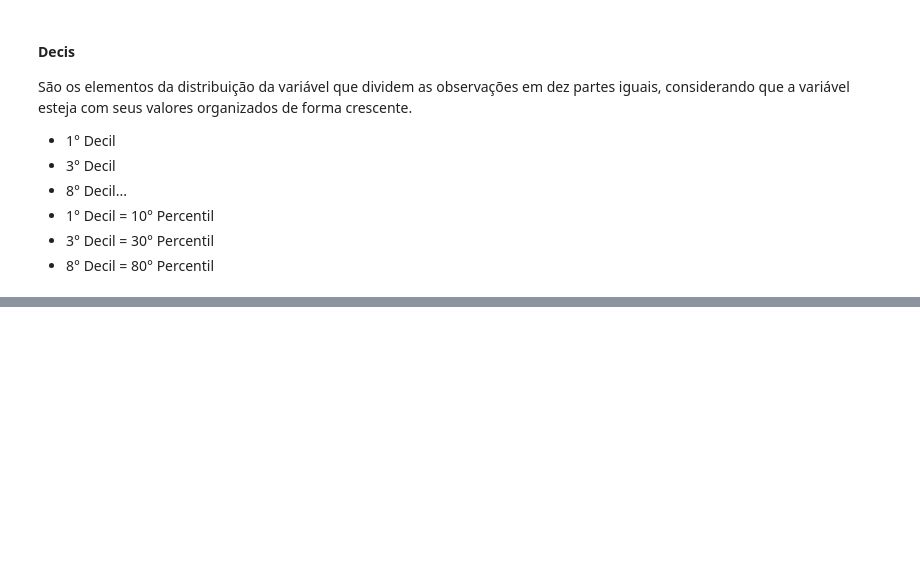
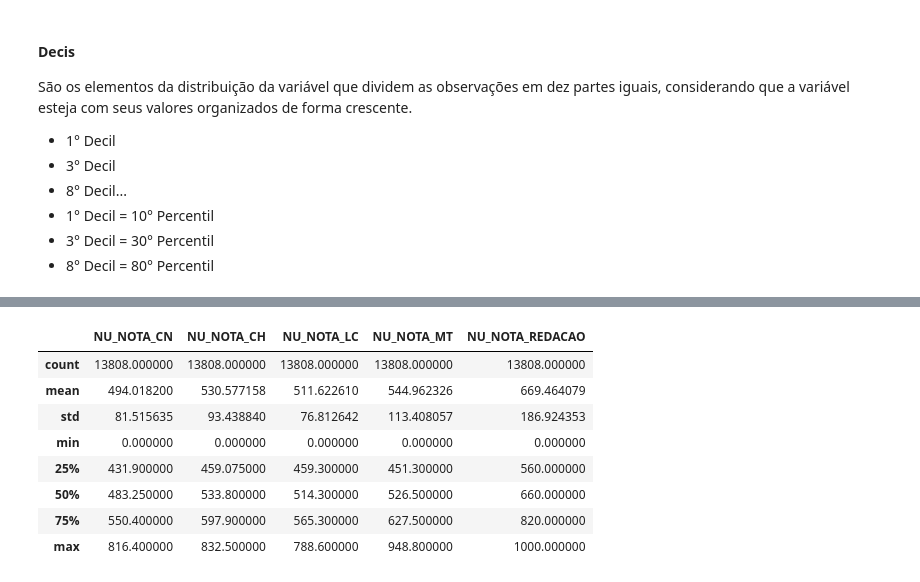
Before and after one commit to romulovieira777/Analise_Exploratoria_de_Dados_com_Python, a Jupyter notebook: Modulo_03_Medidas_Estatisticas/03_Analise_Exploratoria_de_Dados.ipynb, the cells around one changed output, grey strips where cells are left out. Saved outputs shown, nothing was run; the diff lists cells and outputs as text; code cells hidden in the pictures; blank space fills up the shorter version.

```diff
--- a/Modulo_03_Medidas_Estatisticas/03_Analise_Exploratoria_de_Dados.ipynb
+++ b/Modulo_03_Medidas_Estatisticas/03_Analise_Exploratoria_de_Dados.ipynb
@@ -1929,0 +2104,12 @@ Name: NU_NOTA_MT, Length: 99, dtype: float64
+# %%
+notas_df.describe()
+# %% [output]
+|  | NU_NOTA_CN | NU_NOTA_CH | NU_NOTA_LC | NU_NOTA_MT | NU_NOTA_REDACAO |
+| count | 13808.000000 | 13808.000000 | 13808.000000 | 13808.000000 | 13808.000000 |
+| mean | 494.018200 | 530.577158 | 511.622610 | 544.962326 | 669.464079 |
+| std | 81.515635 | 93.438840 | 76.812642 | 113.408057 | 186.924353 |
+| min | 0.000000 | 0.000000 | 0.000000 | 0.000000 | 0.000000 |
+| 25% | 431.900000 | 459.075000 | 459.300000 | 451.300000 | 560.000000 |
+| 50% | 483.250000 | 533.800000 | 514.300000 | 526.500000 | 660.000000 |
+| 75% | 550.400000 | 597.900000 | 565.300000 | 627.500000 | 820.000000 |
+| max | 816.400000 | 832.500000 | 788.600000 | 948.800000 | 1000.000000 |
```
Also changed, not shown: parts of 88 cells of this notebook.
